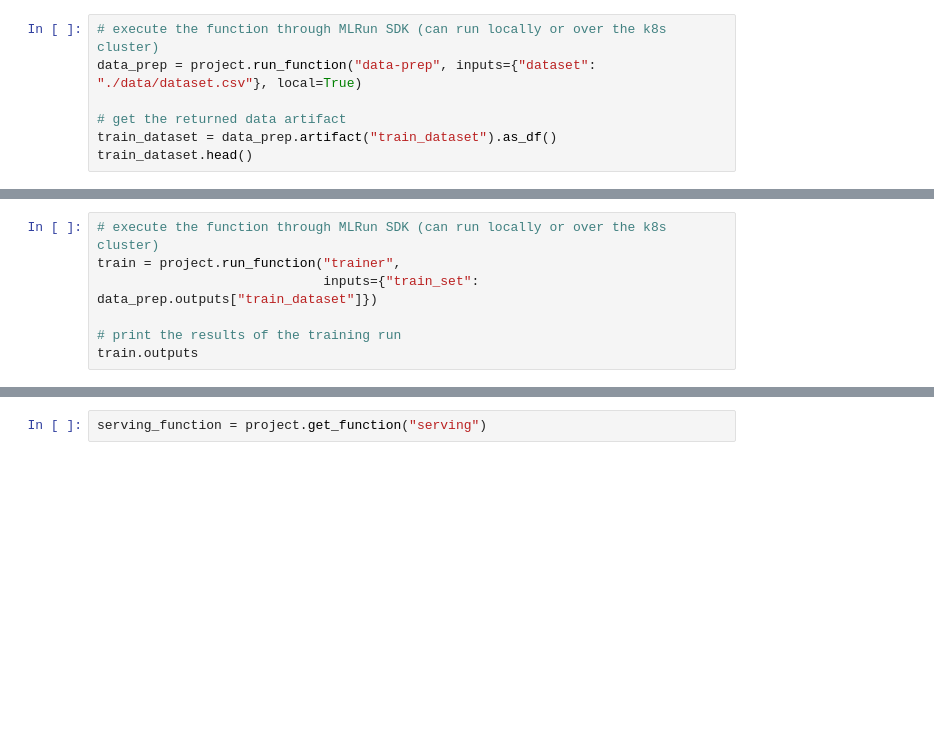
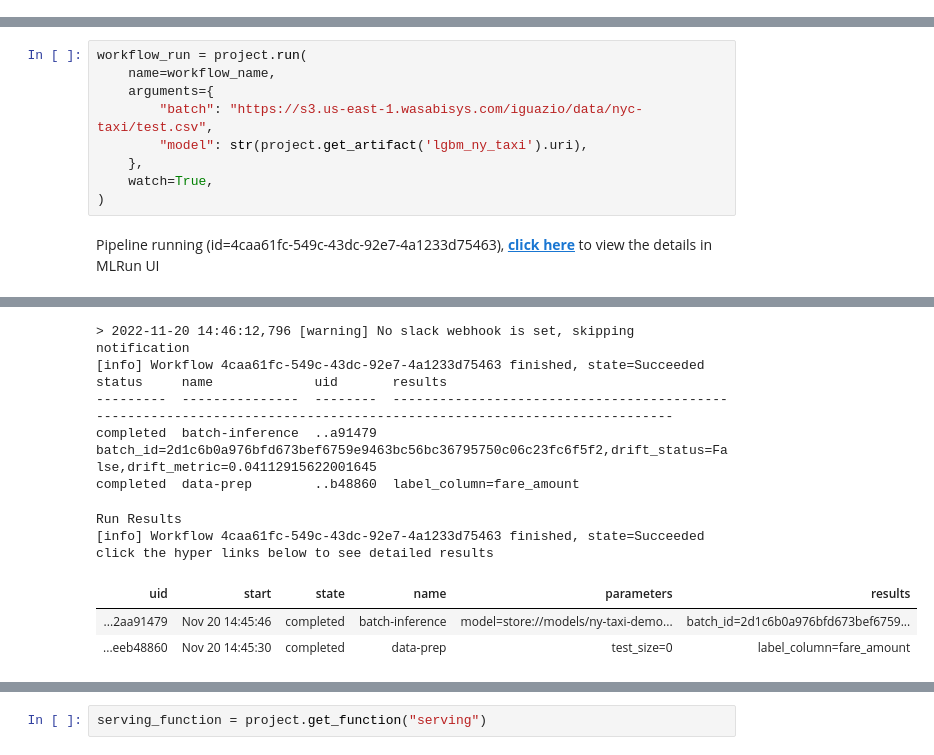
Before and after one commit to yaronha/nyc-taxi-demo, a Jupyter notebook: 03-automation-monitoring.ipynb, the cells around one changed output, grey strips where cells are left out. Saved outputs shown, nothing was run; the diff lists cells and outputs as text; blank space fills up the shorter version.

```diff
--- a/data-train-test-serv.ipynb
+++ b/03-automation-monitoring.ipynb
@@ -38,7 +21,0 @@ train_dataset.head()
-# %%
-# execute the function through MLRun SDK (can run locally or over the k8s cluster)
-data_prep = project.run_function("data-prep", inputs={"dataset": "./data/dataset.csv"}, local=True)
-
-# get the returned data artifact
-train_dataset = data_prep.artifact("train_dataset").as_df()
-train_dataset.head()
@@ -56,7 +21,0 @@ train_dataset.head()
-# %%
-# execute the function through MLRun SDK (can run locally or over the k8s cluster)
-train = project.run_function("trainer",
-                             inputs={"train_set": data_prep.outputs["train_dataset"]})
-
-# print the results of the training run
-train.outputs
@@ -112,0 +36,11 @@ thousands of requests per second. To read more about serving functions in MLRun
+# %%
+workflow_run = project.run(
+    name=workflow_name,
+    arguments={
+        "batch": "https://s3.us-east-1.wasabisys.com/iguazio/data/nyc-taxi/test.csv",
+        "model": str(project.get_artifact('lgbm_ny_taxi').uri),
+    },
+    watch=True,
+)
+# %% [output]
+Pipeline running (id=4caa61fc-549c-43dc-92e7-4a1233d75463), click here to view the details in MLRun UI
@@ -112,0 +48,12 @@ thousands of requests per second. To read more about serving functions in MLRun
+> 2022-11-20 14:46:12,796 [warning] No slack webhook is set, skipping notification
+[info] Workflow 4caa61fc-549c-43dc-92e7-4a1233d75463 finished, state=Succeeded
+status     name             uid       results
+---------  ---------------  --------  ---------------------------------------------------------------------------------------------------------------------
+completed  batch-inference  ..a91479  batch_id=2d1c6b0a976bfd673bef6759e9463bc56bc36795750c06c23fc6f5f2,drift_status=False,drift_metric=0.04112915622001645
+completed  data-prep        ..b48860  label_column=fare_amount
+Run Results
+[info] Workflow 4caa61fc-549c-43dc-92e7-4a1233d75463 finished, state=Succeeded
+click the hyper links below to see detailed results
+| uid | start | state | name | parameters | results |
+| ...2aa91479 | Nov 20 14:45:46 | completed | batch-inference | model=store://models/ny-taxi-demo... | batch_id=2d1c6b0a976bfd673bef6759... |
+| ...eeb48860 | Nov 20 14:45:30 | completed | data-prep | test_size=0 | label_column=fare_amount |
```
Also changed, not shown: parts of 27 cells of this notebook, 6 other files.
